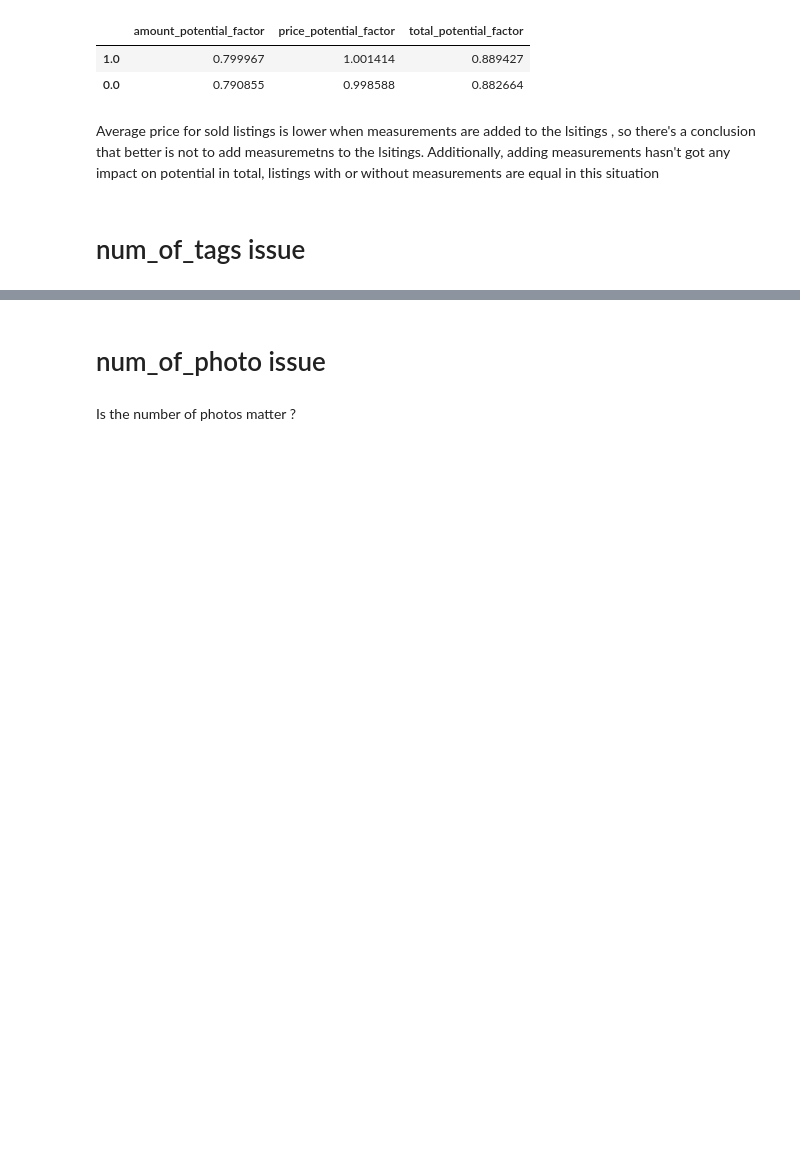
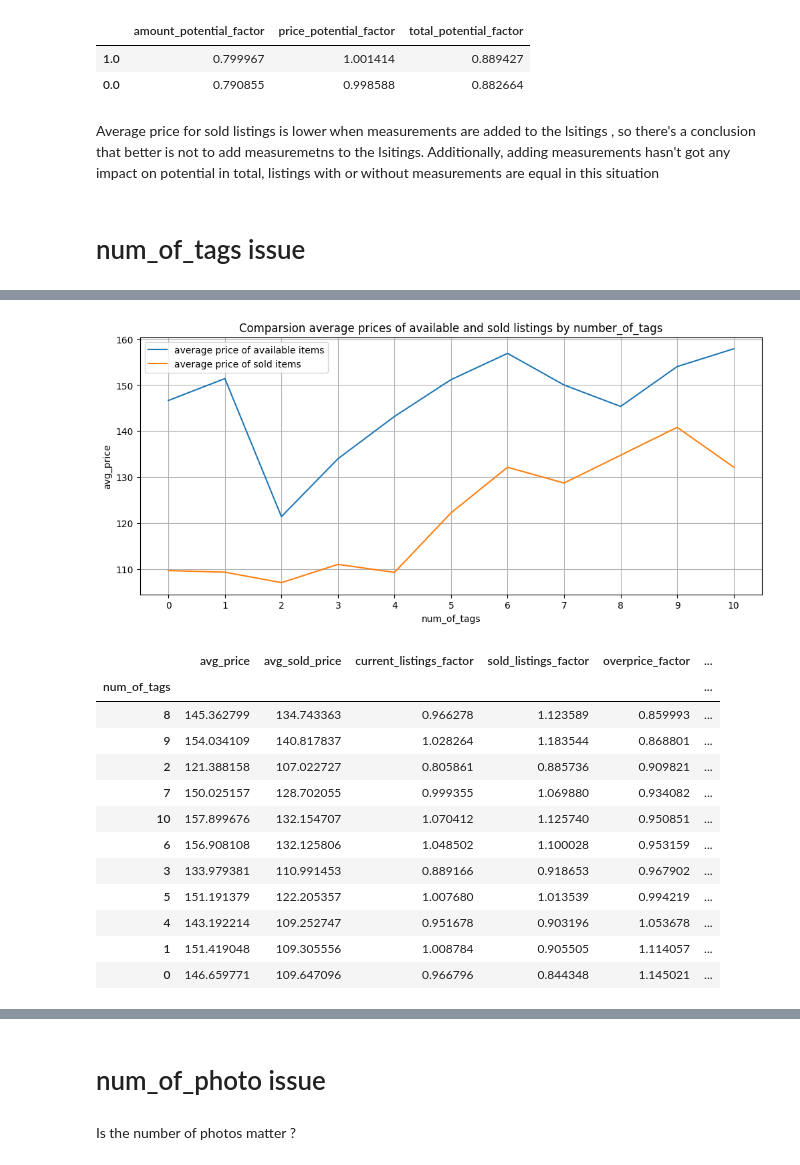
Before and after one commit to kgudalewski/grailed_sales_analysis, a Jupyter notebook: Grailed_data_initial_analysis.ipynb, the cells around one changed output, grey strips where cells are left out. Drawn from its saved outputs; the diff is of its cells as text; code cells hidden in the pictures; blank space fills up the shorter version.

```diff
--- a/Grailed_data_initial_analysis.ipynb
+++ b/Grailed_data_initial_analysis.ipynb
@@ -875,0 +867,52 @@ Number of tags matters. Charts show the difference between average price of sold
+# %%
+df1 = pd.DataFrame(df.groupby(by="num_of_tags").price.mean()).rename(columns={"price" : "avg_price"})
+df1["avg_sold_price"] = df.groupby(by="num_of_tags").sold_price.mean().values
+
+#current_listings_factor tells how actually expensive is size due to the rest of size
+
+curr_list_fact_list = []
+for category in df1.index:
+  curr_list_fact_list.append(df.loc[df["num_of_tags"] == category].price.mean() / df.loc[df["num_of_tags"] != category].price.mean())
+df1["current_listings_factor"] = curr_list_fact_list
+
+#sold_listings_factor tells how expensive size sells due to the rest of size
+sold_list_fact_list = []
+for category in df1.index:
+  sold_list_fact_list.append(df.loc[df["num_of_tags"] == category].sold_price.mean() / df.loc[df["num_of_tags"] != category].sold_price.mean())
+df1["sold_listings_factor"] = sold_list_fact_list
+
+#overprice_factor tells how much color is overpriced based on relation between sold and current listings (if there's high average price for color in current listings and low in sold listings,color is actually overpriced)
+df1["overprice_factor"] = df1["current_listings_factor"] / df1["sold_listings_factor"]
+
+#price_potential_factor tells how much potential has color got based on relation between sold and current listings (if there's low average price for color in current listings and high in sold listings,color is actually with price increase potential)
+df1["price_potential_factor"] = df1["sold_listings_factor"] / df1["current_listings_factor"]
+
+df1 = df1.reindex(range(11))
+
+plt.figure(figsize=(12,5))
+sns.lineplot(data=df1, x=df1.index,y="avg_price",label="average price of available items")
+sns.lineplot(data = df1,x=df1.index,y="avg_sold_price",label="average price of sold items")
+plt.title("Comparsion average prices of available and sold listings by number_of_tags")
+plt.grid()
+plt.xticks(X_axis, df1.index.to_list())
+plt.legend()
+plt.show()
+
+df1 = df1.sort_values(by = "price_potential_factor",ascending = False)
+
+display(df1)
+# %% [output]
+[figure, added]
+|  | avg_price | avg_sold_price | current_listings_factor | sold_listings_factor | overprice_factor | ... |
+| num_of_tags |  |  |  |  |  | ... |
+| 8 | 145.362799 | 134.743363 | 0.966278 | 1.123589 | 0.859993 | ... |
+| 9 | 154.034109 | 140.817837 | 1.028264 | 1.183544 | 0.868801 | ... |
+| 2 | 121.388158 | 107.022727 | 0.805861 | 0.885736 | 0.909821 | ... |
+| 7 | 150.025157 | 128.702055 | 0.999355 | 1.069880 | 0.934082 | ... |
+| 10 | 157.899676 | 132.154707 | 1.070412 | 1.125740 | 0.950851 | ... |
+| 6 | 156.908108 | 132.125806 | 1.048502 | 1.100028 | 0.953159 | ... |
+| 3 | 133.979381 | 110.991453 | 0.889166 | 0.918653 | 0.967902 | ... |
+| 5 | 151.191379 | 122.205357 | 1.007680 | 1.013539 | 0.994219 | ... |
+| 4 | 143.192214 | 109.252747 | 0.951678 | 0.903196 | 1.053678 | ... |
+| 1 | 151.419048 | 109.305556 | 1.008784 | 0.905505 | 1.114057 | ... |
+| 0 | 146.659771 | 109.647096 | 0.966796 | 0.844348 | 1.145021 | ... |
```
Also changed, not shown: parts of 10 cells of this notebook.
